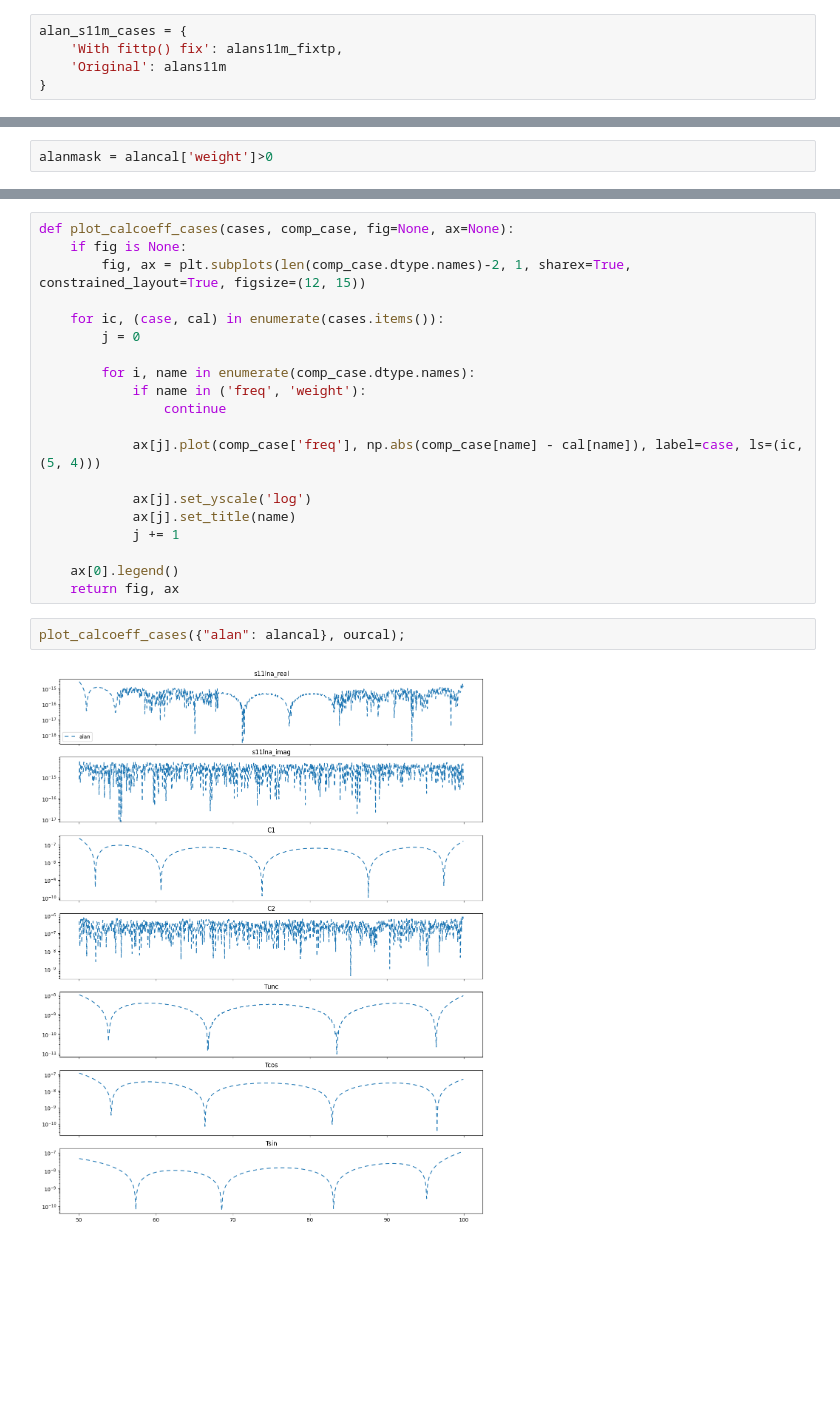
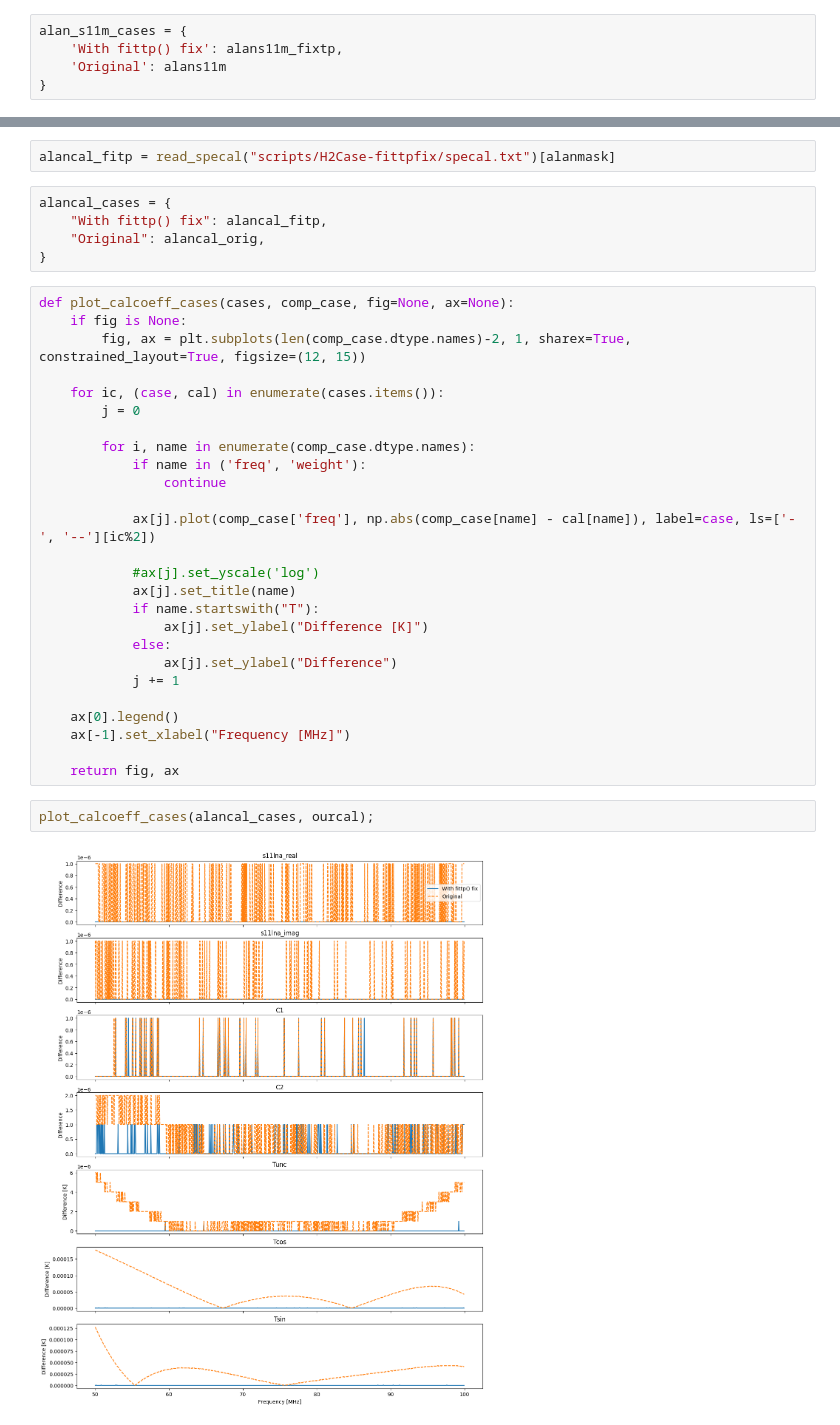
Before and after one commit to edges-collab/alans-pipeline, a Jupyter notebook: compare_edges_cal.ipynb, the cells around one changed output, grey strips where cells are left out. Drawn from its saved outputs; the diff is of its cells as text; blank space fills up the shorter version.

```diff
--- a/compare_edges_cal.ipynb
+++ b/compare_edges_cal.ipynb
@@ -332,2 +184,0 @@ alancal = read_specal("scripts/H2Case-fittpfix/specal.txt")
-# %%
-alanmask = alancal['weight']>0
@@ -336,3 +185,10 @@ alancal = alancal[alanmask]
+# %%
+alancal_fitp = read_specal("scripts/H2Case-fittpfix/specal.txt")[alanmask]
+# %%
+alancal_cases = {
+    "With fittp() fix": alancal_fitp,
+    "Original": alancal_orig,
+}
 # %%
 def plot_calcoeff_cases(cases, comp_case, fig=None, ax=None):
     if fig is None:
@@ -345,15 +201,21 @@ def plot_calcoeff_cases(cases, comp_case, fig=None, ax=None):
             if name in ('freq', 'weight'):
                 continue
 
-            ax[j].plot(comp_case['freq'], np.abs(comp_case[name] - cal[name]), label=case, ls=(ic, (5, 4)))
+            ax[j].plot(comp_case['freq'], np.abs(comp_case[name] - cal[name]), label=case, ls=['-', '--'][ic%2])
 
-            ax[j].set_yscale('log')
+            #ax[j].set_yscale('log')
             ax[j].set_title(name)
+            if name.startswith("T"):
+                ax[j].set_ylabel("Difference [K]")
+            else:
+                ax[j].set_ylabel("Difference")
             j += 1
 
     ax[0].legend()
+    ax[-1].set_xlabel("Frequency [MHz]")
+
     return fig, ax
 # %%
-plot_calcoeff_cases({"alan": alancal}, ourcal);
+plot_calcoeff_cases(alancal_cases, ourcal);
 # %% [output]
-[figure, old version]
+[figure, new version]
```
Also changed, not shown: parts of 35 cells of this notebook, 4 other files.
